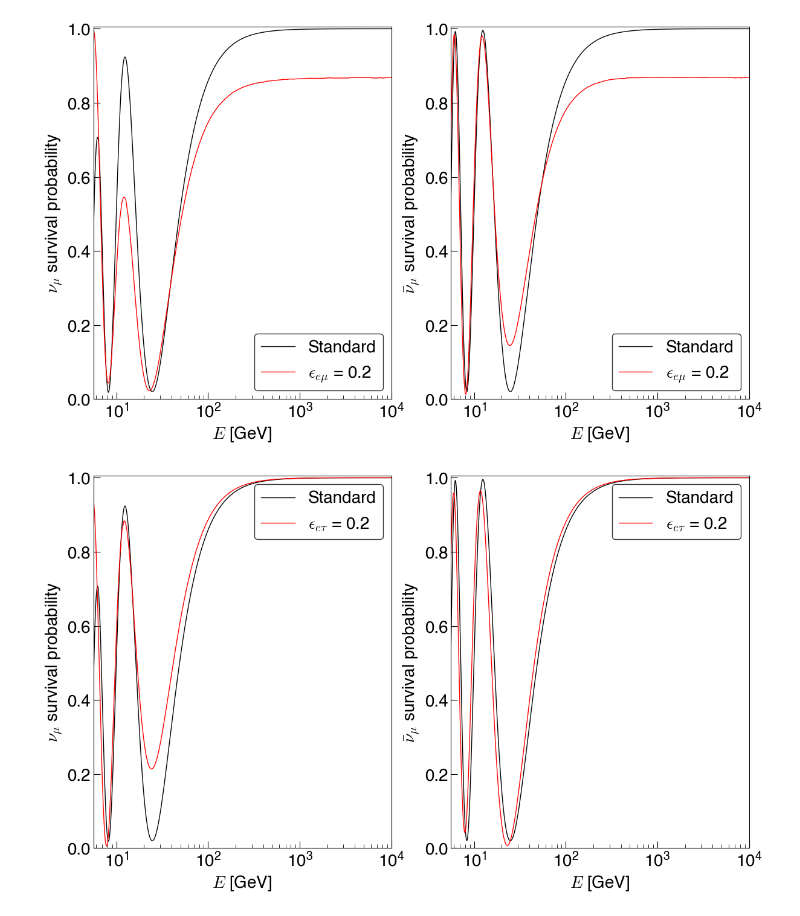
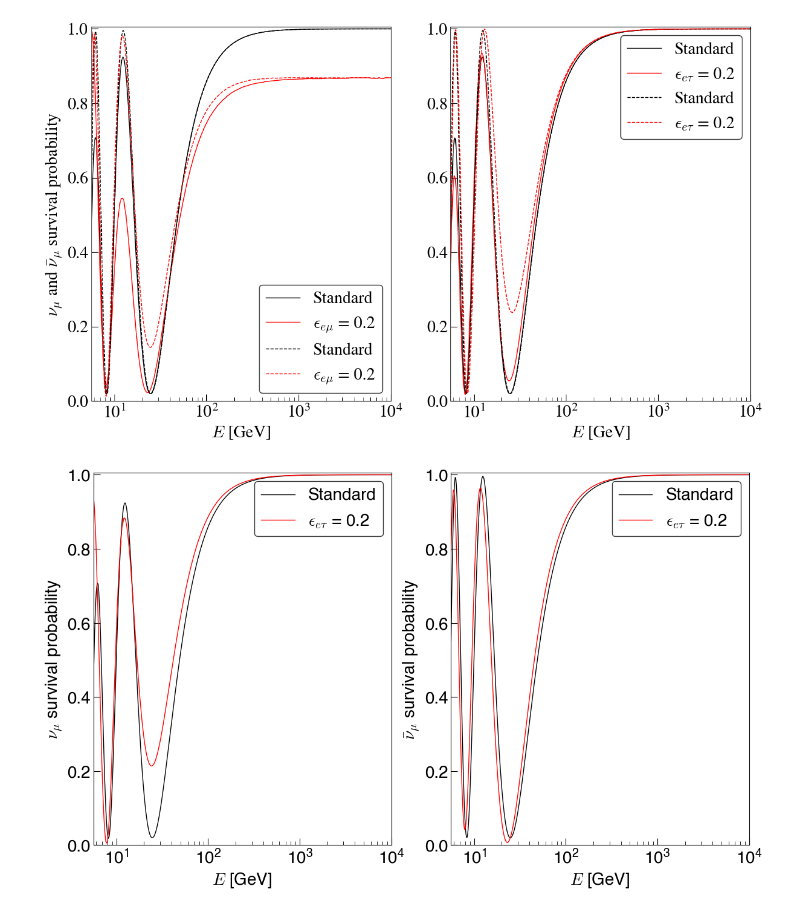
Before and after one commit to Sjoeborg/thesis, a Jupyter notebook: thesis/notebooks/NSItheory.ipynb, the cells around one changed output. Cells and saved outputs as stored; diff of their text form; code cells hidden in the pictures.

```diff
--- a/thesis/notebooks/NSItheory.ipynb
+++ b/thesis/notebooks/NSItheory.ipynb
@@ -101,41 +98,46 @@ Pee_eet_IC = P_over_E_parameter(
 # %%
 plt.rcParams['text.usetex'] = False
 fig, ax = plt.subplots(1, 2, figsize=(14, 8))
 ax = ax.flatten()
-labels = ["Standard", r"$\epsilon_{e\mu}$ = 0.2"]
+labels = [("Standard", r"$\epsilon_{e\mu}$ = 0.2"), ("Standard", r"$\epsilon_{e\tau}$ = 0.2")]
 
-ax[0].plot(all_range, Pmm_eem_IC[1, :], ls="solid", label=labels[0], c="black", lw=1)
-ax[0].plot(all_range, Pmm_eem_IC[0, :], ls="solid", label=labels[1], c="red", lw=1)
-ax[1].plot(all_range, Pamam_eem_IC[1, :], ls="solid", label=labels[0], c="black", lw=1)
-ax[1].plot(all_range, Pamam_eem_IC[0, :], ls="solid", label=labels[1], c="red", lw=1)
+ax[0].plot(all_range, Pmm_eem_IC[1, :], ls="solid", label=labels[0][0], c="black", lw=1)
+ax[0].plot(all_range, Pmm_eem_IC[0, :], ls="solid", label=labels[0][1], c="red", lw=1)
+ax[0].plot(all_range, Pamam_eem_IC[1, :], ls="dashed", label=labels[0][0], c="black", lw=1)
+ax[0].plot(all_range, Pamam_eem_IC[0, :], ls="dashed", label=labels[0][1], c="red", lw=1)
+
+ax[1].plot(all_range, Pmm_ett_IC[1, :], ls="solid", label=labels[1][0], c="black", lw=1)
+ax[1].plot(all_range, Pmm_ett_IC[0, :], ls="solid", label=labels[1][1], c="red", lw=1)
+ax[1].plot(all_range, Pamam_ett_IC[1, :], ls="dashed", label=labels[1][0], c="black", lw=1)
+ax[1].plot(all_range, Pamam_ett_IC[0, :], ls="dashed", label=labels[1][1], c="red", lw=1)
 
 ax[0].set_xscale("log")
 ax[1].set_xscale("log")
 
 
 ax[0].set_ylim((0, 1.005))
 ax[1].set_ylim((0, 1.005))
 ax[0].set_xlim((5.6, 10000))
 ax[1].set_xlim((5.6, 10000))
 
 leg = ax[0].legend(fontsize=20)
 leg.get_frame().set_edgecolor("k")
 leg = ax[1].legend(fontsize=20)
 leg.get_frame().set_edgecolor("k")
 
-ax[0].set_ylabel(r"$\nu_\mu$ survival probability", fontsize=20)
-ax[1].set_ylabel(r"$\bar{\nu}_\mu$ survival probability", fontsize=20)
+ax[0].set_ylabel(r"$\nu_\mu$ and $\bar{\nu}_\mu$ survival probability", fontsize=20)
+#ax[1].set_ylabel(r"$\bar{\nu}_\mu$ survival probability", fontsize=20)
 ax[0].set_xlabel(r"$E$ [GeV]", fontsize=20)
 ax[1].set_xlabel(r"$E$ [GeV]", fontsize=20)
 ax[0].tick_params(axis="both", direction="in", which="both", length=8, labelsize=20)
 ax[0].tick_params(which="minor", length=4)
 ax[1].tick_params(axis="both", direction="in", which="both", length=8, labelsize=20)
 ax[1].tick_params(which="minor", length=4)
 ax[0].yaxis.get_major_ticks()[-1].draw = lambda *args: None
 
 plt.show()
 # %% [output]
-[figure, old version]
+[figure, new version]
 # %%
 fig, ax = plt.subplots(1, 2, figsize=(14, 8))
 ax = ax.flatten()
```
Also changed, not shown: parts of 3 cells of this notebook.
